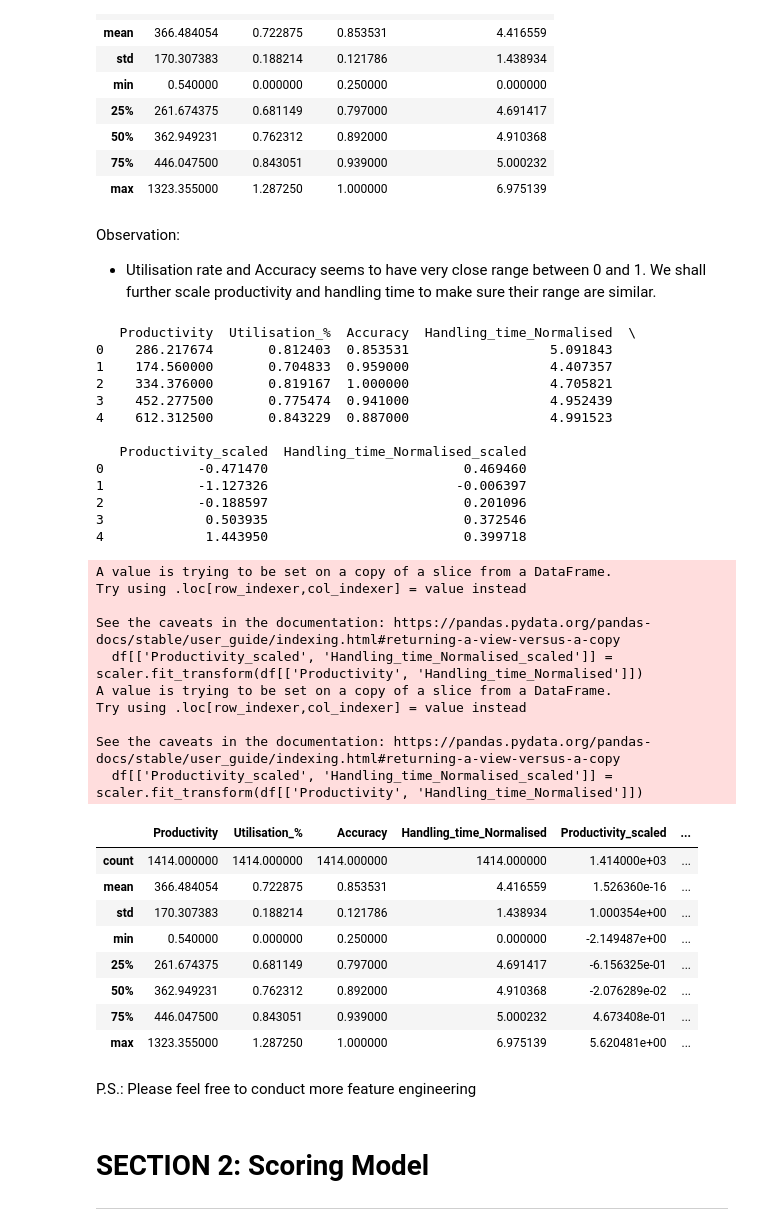
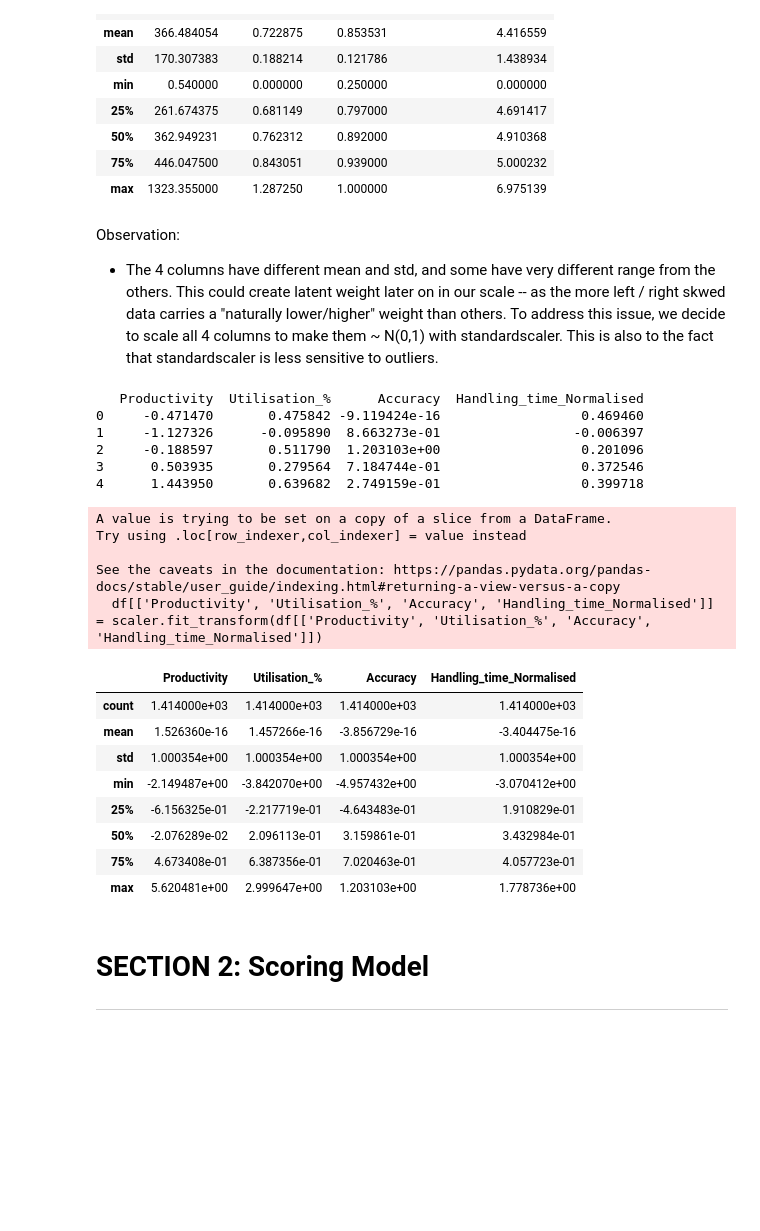
Before and after one commit to liuchennn1414/TikTok_Hungry_Ads, a Jupyter notebook: moderator_score.ipynb, the cells around one changed output. Cells and saved outputs as stored; diff of their text form; code cells hidden in the pictures; blank space fills up the shorter version.

```diff
--- a/moderator_score.ipynb
+++ b/moderator_score.ipynb
@@ -218,56 +218,42 @@ df.describe()
 | 50% | 362.949231 | 0.762312 | 0.892000 | 4.910368 |
 | 75% | 446.047500 | 0.843051 | 0.939000 | 5.000232 |
 | max | 1323.355000 | 1.287250 | 1.000000 | 6.975139 |
-# %% [markdown]
-Observation:
-- Utilisation rate and Accuracy seems to have very close range between 0 and 1. We shall further scale productivity and handling time to make sure their range are similar.
+# %% [markdown]
+Observation:
+- The 4 columns have different mean and std, and some have very different range from the others. This could create latent weight later on in our scale -- as the more left / right skwed data carries a "naturally lower/higher" weight than others. To address this issue, we decide to scale all 4 columns to make them ~ N(0,1) with standardscaler. This is also to the fact that standardscaler is less sensitive to outliers.
 # %%
 # 3. Scaled productivity and handling time as the range for columns are v different
 from sklearn.preprocessing import StandardScaler
 
 # Initialize the StandardScaler
 scaler = StandardScaler()
 
-df[['Productivity_scaled', 'Handling_time_Normalised_scaled']] = scaler.fit_transform(df[['Productivity', 'Handling_time_Normalised']])
+df[['Productivity', 'Utilisation_%', 'Accuracy', 'Handling_time_Normalised']] = scaler.fit_transform(df[['Productivity', 'Utilisation_%', 'Accuracy', 'Handling_time_Normalised']])
 
 # Now, 'scaled_df' contains the standardized data
 print(df.head())
 df.describe()
 # %% [output]
-   Productivity  Utilisation_%  Accuracy  Handling_time_Normalised  \
-0    286.217674       0.812403  0.853531                  5.091843
-1    174.560000       0.704833  0.959000                  4.407357
-2    334.376000       0.819167  1.000000                  4.705821
-3    452.277500       0.775474  0.941000                  4.952439
-4    612.312500       0.843229  0.887000                  4.991523
-
-   Productivity_scaled  Handling_time_Normalised_scaled
-0            -0.471470                         0.469460
-1            -1.127326                        -0.006397
-2            -0.188597                         0.201096
-3             0.503935                         0.372546
-4             1.443950                         0.399718
+   Productivity  Utilisation_%      Accuracy  Handling_time_Normalised
+0     -0.471470       0.475842 -9.119424e-16                  0.469460
+1     -1.127326      -0.095890  8.663273e-01                 -0.006397
+2     -0.188597       0.511790  1.203103e+00                  0.201096
+3      0.503935       0.279564  7.184744e-01                  0.372546
+4      1.443950       0.639682  2.749159e-01                  0.399718
 A value is trying to be set on a copy of a slice from a DataFrame.
 Try using .loc[row_indexer,col_indexer] = value instead
 
 See the caveats in the documentation: https://pandas.pydata.org/pandas-docs/stable/user_guide/indexing.html#returning-a-view-versus-a-copy
-  df[['Productivity_scaled', 'Handling_time_Normalised_scaled']] = scaler.fit_transform(df[['Productivity', 'Handling_time_Normalised']])
-A value is trying to be set on a copy of a slice from a DataFrame.
-Try using .loc[row_indexer,col_indexer] = value instead
-
-See the caveats in the documentation: https://pandas.pydata.org/pandas-docs/stable/user_guide/indexing.html#returning-a-view-versus-a-copy
-  df[['Productivity_scaled', 'Handling_time_Normalised_scaled']] = scaler.fit_transform(df[['Productivity', 'Handling_time_Normalised']])
+  df[['Productivity', 'Utilisation_%', 'Accuracy', 'Handling_time_Normalised']] = scaler.fit_transform(df[['Productivity', 'Utilisation_%', 'Accuracy', 'Handling_time_Normalised']])
-|  | Productivity | Utilisation_% | Accuracy | Handling_time_Normalised | Productivity_scaled | ... |
-| count | 1414.000000 | 1414.000000 | 1414.000000 | 1414.000000 | 1.414000e+03 | ... |
-| mean | 366.484054 | 0.722875 | 0.853531 | 4.416559 | 1.526360e-16 | ... |
-| std | 170.307383 | 0.188214 | 0.121786 | 1.438934 | 1.000354e+00 | ... |
-| min | 0.540000 | 0.000000 | 0.250000 | 0.000000 | -2.149487e+00 | ... |
-| 25% | 261.674375 | 0.681149 | 0.797000 | 4.691417 | -6.156325e-01 | ... |
-| 50% | 362.949231 | 0.762312 | 0.892000 | 4.910368 | -2.076289e-02 | ... |
-| 75% | 446.047500 | 0.843051 | 0.939000 | 5.000232 | 4.673408e-01 | ... |
-| max | 1323.355000 | 1.287250 | 1.000000 | 6.975139 | 5.620481e+00 | ... |
+|  | Productivity | Utilisation_% | Accuracy | Handling_time_Normalised |
+| count | 1.414000e+03 | 1.414000e+03 | 1.414000e+03 | 1.414000e+03 |
+| mean | 1.526360e-16 | 1.457266e-16 | -3.856729e-16 | -3.404475e-16 |
+| std | 1.000354e+00 | 1.000354e+00 | 1.000354e+00 | 1.000354e+00 |
+| min | -2.149487e+00 | -3.842070e+00 | -4.957432e+00 | -3.070412e+00 |
+| 25% | -6.156325e-01 | -2.217719e-01 | -4.643483e-01 | 1.910829e-01 |
+| 50% | -2.076289e-02 | 2.096113e-01 | 3.159861e-01 | 3.432984e-01 |
+| 75% | 4.673408e-01 | 6.387356e-01 | 7.020463e-01 | 4.057723e-01 |
+| max | 5.620481e+00 | 2.999647e+00 | 1.203103e+00 | 1.778736e+00 |
-# %% [markdown]
-P.S.: Please feel free to conduct more feature engineering
 # %% [markdown]
 # SECTION 2: Scoring Model
 ---
```
Also changed, not shown: parts of 12 cells of this notebook.
